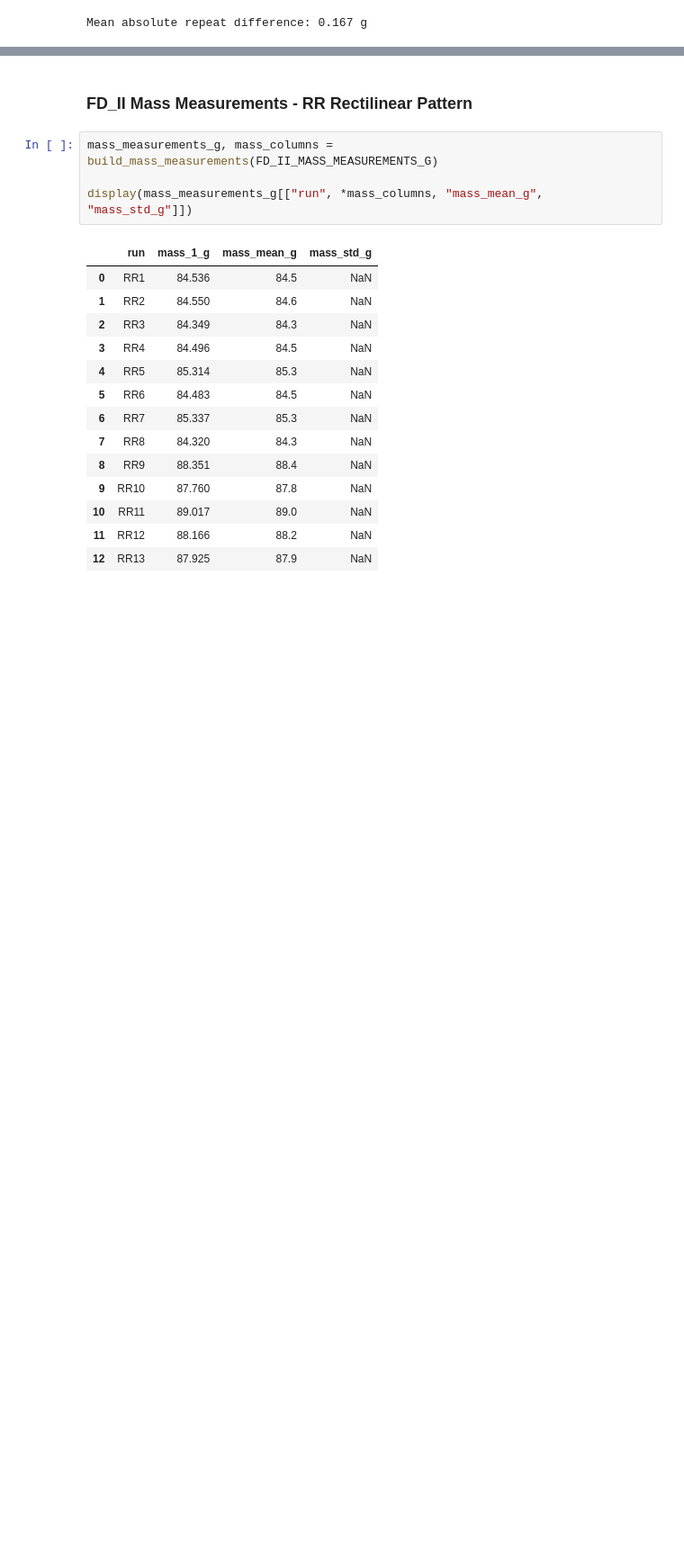
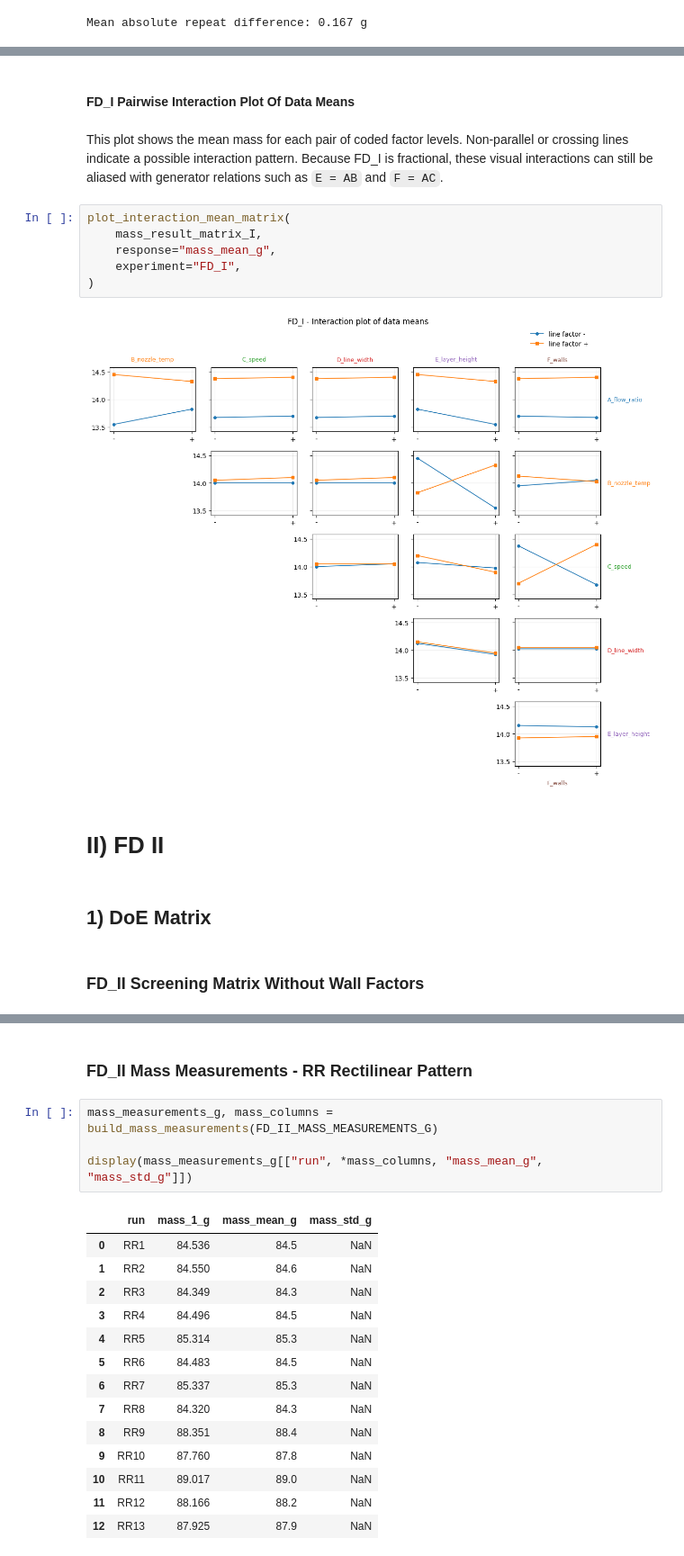
Before and after one commit to sarah813/3D_Printing_Project, a Jupyter notebook: DoE_pla_notebook.ipynb, the cells around one changed output, grey strips where cells are left out. Shown at 90% size. Drawn from its saved outputs; the diff is of its cells as text; blank space fills up the shorter version.

```diff
--- a/DoE_pla_notebook.ipynb
+++ b/DoE_pla_notebook.ipynb
@@ -473,0 +445,20 @@ Mean absolute repeat difference: 0.167 g
+# %% [markdown]
+#### FD_I Pairwise Interaction Plot Of Data Means
+# %% [markdown]
+This plot shows the mean mass for each pair of coded factor levels.
+Non-parallel or crossing lines indicate a possible interaction pattern.
+Because FD_I is fractional, these visual interactions can still be aliased with generator relations such as `E = AB` and `F = AC`.
+# %%
+plot_interaction_mean_matrix(
+    mass_result_matrix_I,
+    response="mass_mean_g",
+    experiment="FD_I",
+)
+# %% [output]
+[figure, added]
+# %% [markdown]
+# II) FD II
+# %% [markdown]
+## 1) DoE Matrix
+# %% [markdown]
+### FD_II Screening Matrix Without Wall Factors
```
Also changed, not shown: parts of 112 cells of this notebook, 4 other files.
